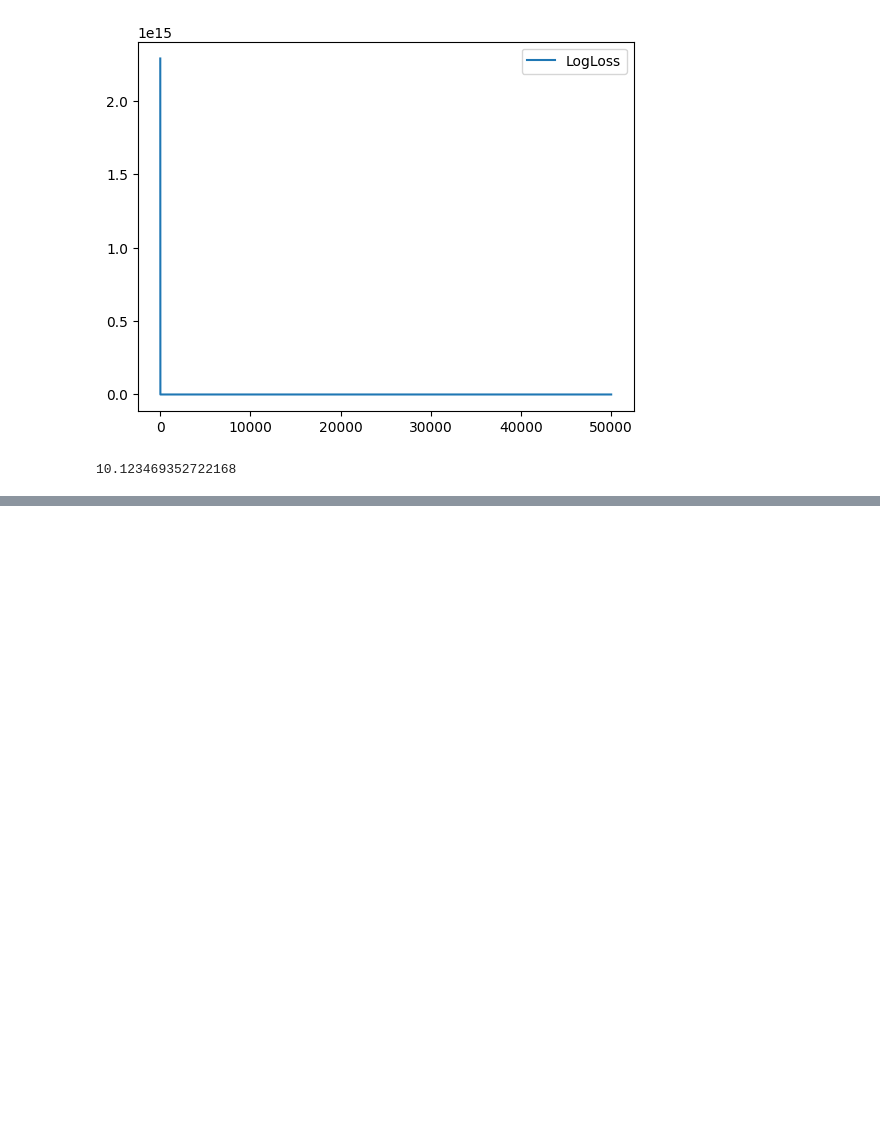
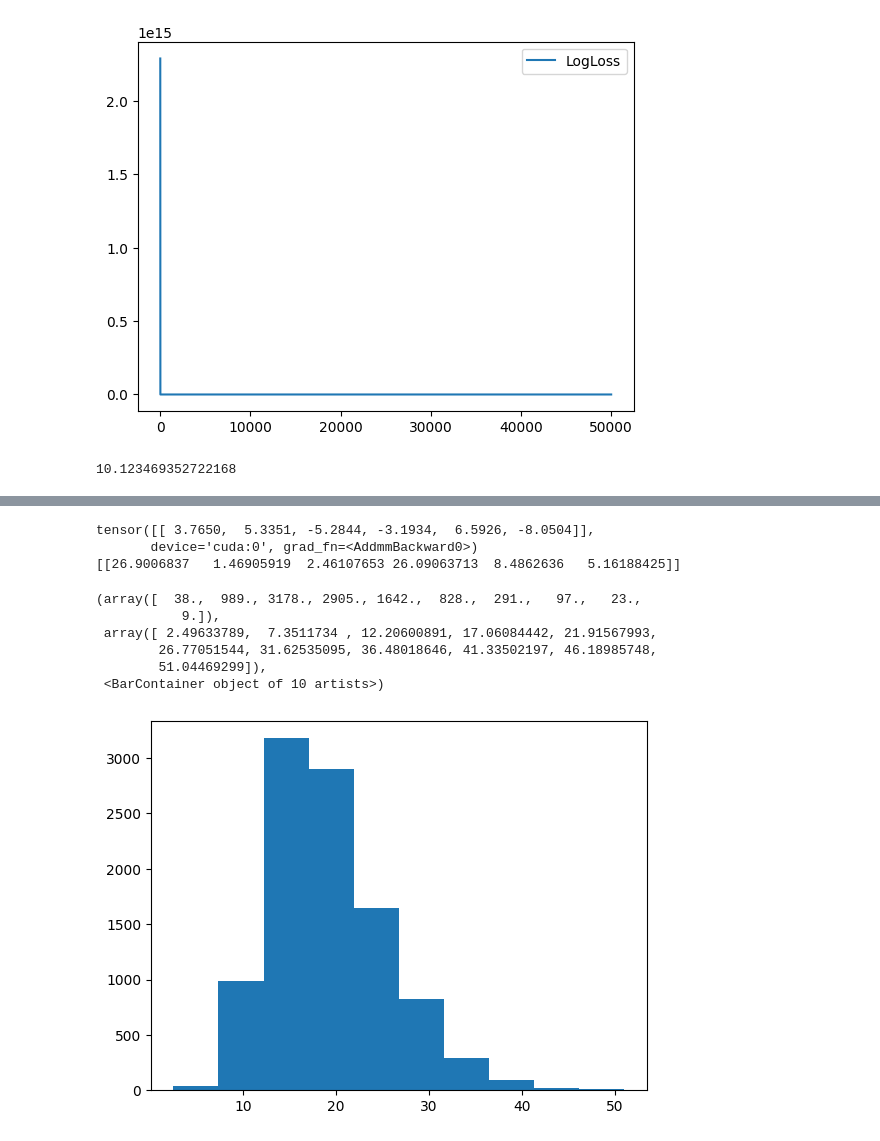
Before and after one commit to vigneshK0404/NOva_Fitter_CNF, a Jupyter notebook: CNF_Modified.ipynb, the cells around one changed output, grey strips where cells are left out. Drawn from its saved outputs; the diff is of its cells as text; code cells hidden in the pictures; blank space fills up the shorter version.

```diff
--- a/CNF_Modified.ipynb
+++ b/CNF_Modified.ipynb
@@ -278,3 +296,12 @@ torch.save({
     "ae": encodeModel.state_dict(),\
     "AE_Optim": reconOptim.state_dict(),
 }, "AE_params_Optim.pth")
+# %%
+ckpt_AE  = torch.load("AE_params_Optim.pth", map_location=device)
+ckpt_CNF = torch.load("CNF_params_Optim.pth", map_location=device)
+# %%
+encodeModel.load_state_dict(ckpt_AE["ae"])
+CNFModel.load_state_dict(ckpt_CNF["cnf"])
+
+encodeModel.eval()
+CNFModel.eval()
@@ -280,0 +342,27 @@ torch.save({
+# %%
+cnfP, cnfT = generateTrainingData(1,1)
+cnfP_tensor = torch.tensor(cnfP, requires_grad=False).float().to(device)
+
+cnfP_en = encodeModel.encode(cnfP_tensor)
+
+print(cnfP_en)
+print(cnfT)
+# %% [output]
+tensor([[ 3.7650,  5.3351, -5.2844, -3.1934,  6.5926, -8.0504]],
+       device='cuda:0', grad_fn=<AddmmBackward0>)
+[[26.9006837   1.46905919  2.46107653 26.09063713  8.4862636   5.16188425]]
+# %%
+with torch.no_grad():
+  samples = CNFModel.sample(10000,context=cnfP_en).cpu().numpy()
+samples = samples[0,:,:]
+# %%
+N1_cnf = samples[:,0]
+plt.hist(N1_cnf)
+# %% [output]
+(array([  38.,  989., 3178., 2905., 1642.,  828.,  291.,   97.,   23.,
+           9.]),
+ array([ 2.49633789,  7.3511734 , 12.20600891, 17.06084442, 21.91567993,
+        26.77051544, 31.62535095, 36.48018646, 41.33502197, 46.18985748,
+        51.04469299]),
+ <BarContainer object of 10 artists>)
+[figure, added]
```
Also changed, not shown: parts of 5 cells of this notebook.
